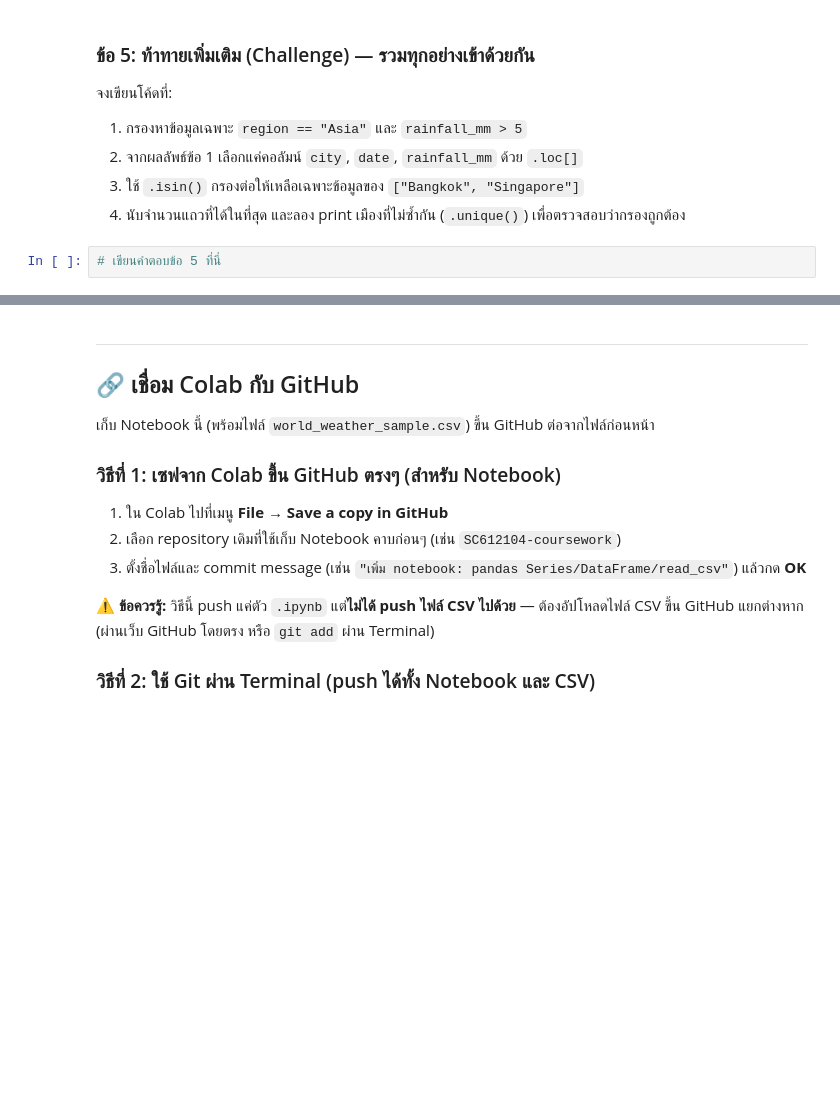
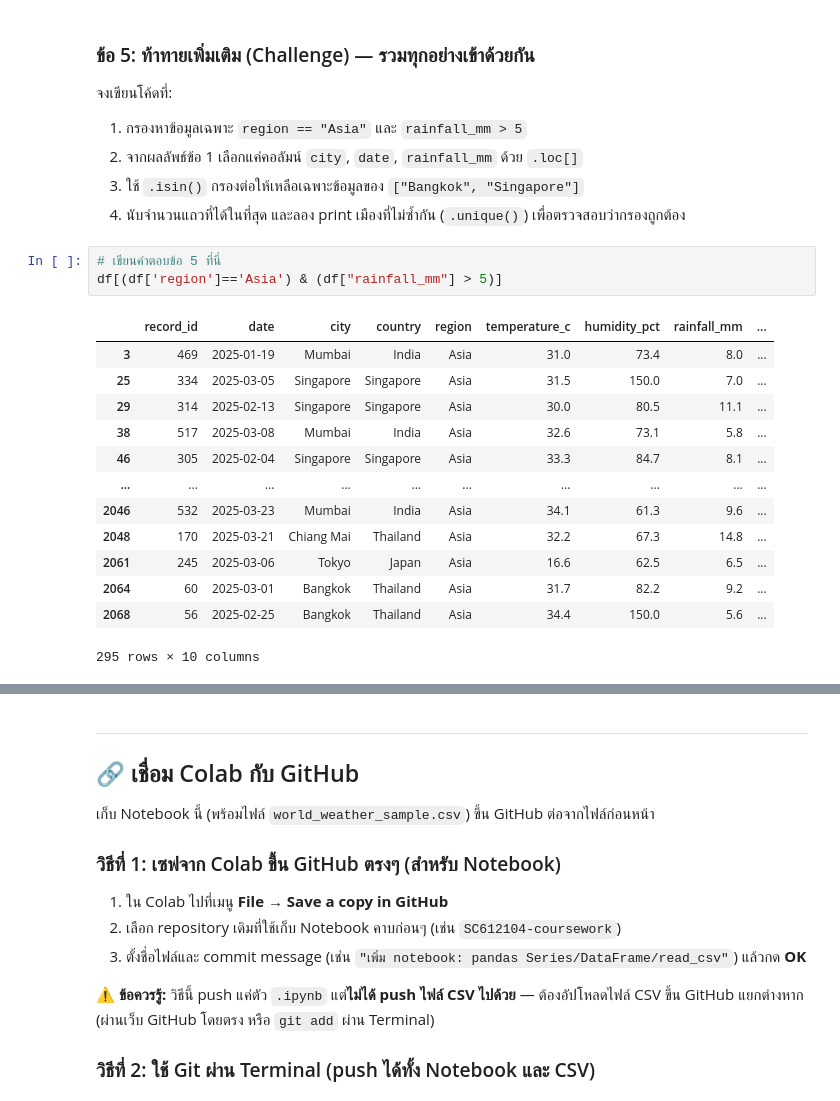
Before and after one commit to kunphat510214-netizen/-, a Jupyter notebook: Module-A-Notebooks/SC612104_Session08_Pandas_Basics.ipynb, the cells around one changed output, grey strips where cells are left out. Cells and saved outputs as stored; diff of their text form; blank space fills up the shorter version.

```diff
--- a/Module-A-Notebooks/SC612104_Session08_Pandas_Basics.ipynb
+++ b/Module-A-Notebooks/SC612104_Session08_Pandas_Basics.ipynb
@@ -1327,3 +1335,18 @@ Index: []
 4. นับจำนวนแถวที่ได้ในที่สุด และลอง print เมืองที่ไม่ซ้ำกัน (`.unique()`) เพื่อตรวจสอบว่ากรองถูกต้อง
 # %%
 # เขียนคำตอบข้อ 5 ที่นี่
+df[(df['region']=='Asia') & (df["rainfall_mm"] > 5)]
+# %% [output]
+|  | record_id | date | city | country | region | temperature_c | humidity_pct | rainfall_mm | ... |
+| 3 | 469 | 2025-01-19 | Mumbai | India | Asia | 31.0 | 73.4 | 8.0 | ... |
+| 25 | 334 | 2025-03-05 | Singapore | Singapore | Asia | 31.5 | 150.0 | 7.0 | ... |
+| 29 | 314 | 2025-02-13 | Singapore | Singapore | Asia | 30.0 | 80.5 | 11.1 | ... |
+| 38 | 517 | 2025-03-08 | Mumbai | India | Asia | 32.6 | 73.1 | 5.8 | ... |
+| 46 | 305 | 2025-02-04 | Singapore | Singapore | Asia | 33.3 | 84.7 | 8.1 | ... |
+| ... | ... | ... | ... | ... | ... | ... | ... | ... | ... |
+| 2046 | 532 | 2025-03-23 | Mumbai | India | Asia | 34.1 | 61.3 | 9.6 | ... |
+| 2048 | 170 | 2025-03-21 | Chiang Mai | Thailand | Asia | 32.2 | 67.3 | 14.8 | ... |
+| 2061 | 245 | 2025-03-06 | Tokyo | Japan | Asia | 16.6 | 62.5 | 6.5 | ... |
+| 2064 | 60 | 2025-03-01 | Bangkok | Thailand | Asia | 31.7 | 82.2 | 9.2 | ... |
+| 2068 | 56 | 2025-02-25 | Bangkok | Thailand | Asia | 34.4 | 150.0 | 5.6 | ... |
+295 rows × 10 columns
```
Also changed, not shown: parts of 12 cells of this notebook.
